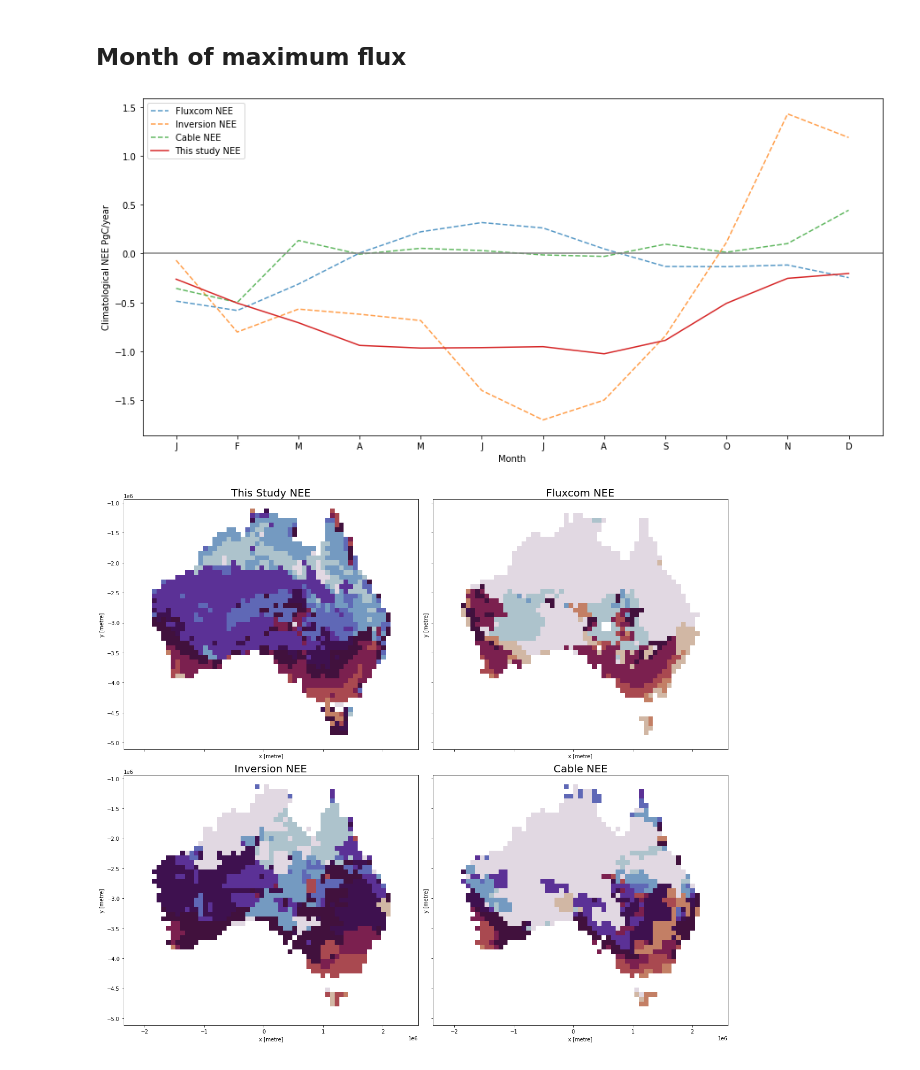
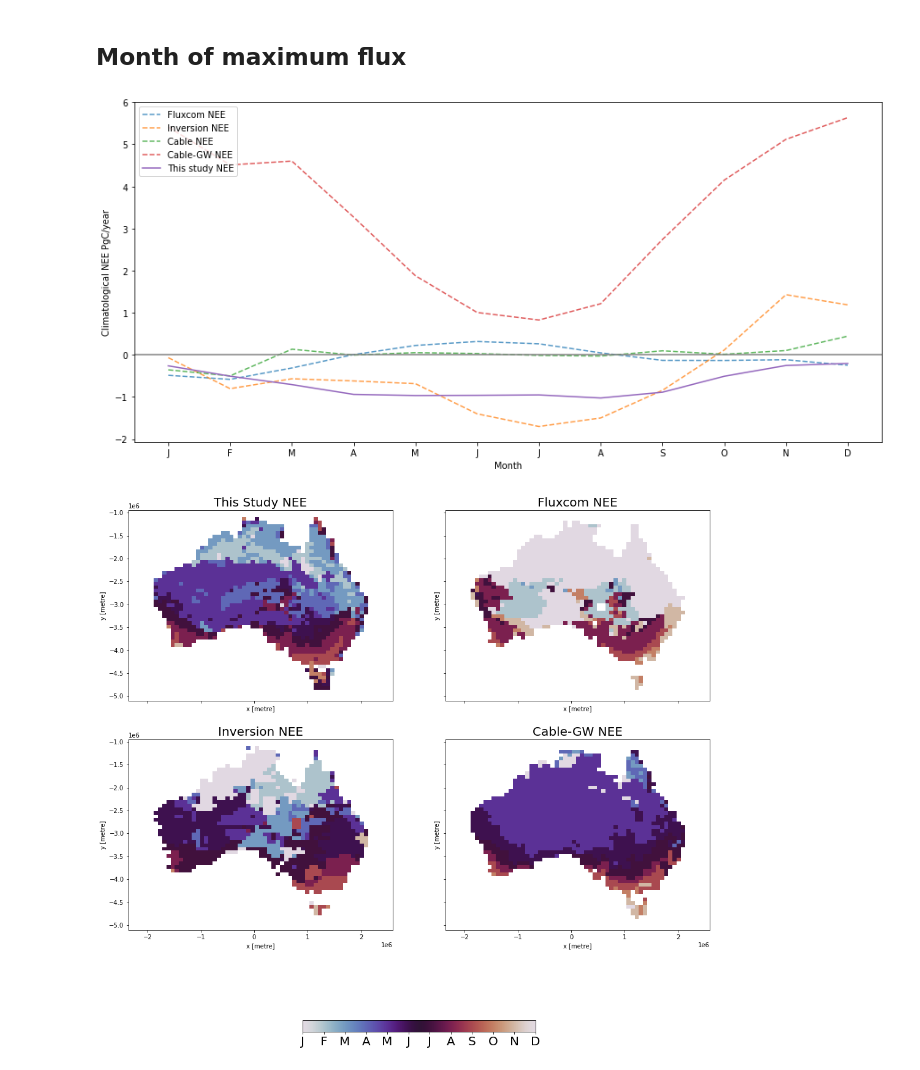
Before and after one commit to cbur24/NEE_modelling, a Jupyter notebook: 6a_Compare_products.ipynb, the cells around one changed output. Saved outputs shown, nothing was run; the diff lists cells and outputs as text; code cells hidden in the pictures.

Commit message:
code for processing long-term CABLE run

```diff
--- a/6a_Compare_products.ipynb
+++ b/6a_Compare_products.ipynb
@@ -116,6 +124,8 @@ ds_fc = ds_fc*30 #/day to /month
 # %%
 post = xr_reproject(post, geobox=grid.compat, resampling='bilinear')
 cable = xr_reproject(cable, geobox=grid.compat, resampling='bilinear')
+# %%
+cable_nee = xr_reproject(cable_nee, geobox=grid.compat, resampling='average')
 # %%
 modis_gpp = xr_reproject(modis_gpp, geobox=grid.compat, resampling='average')
 
@@ -145,6 +155,9 @@ ds_lower = ds_lower*12
 
 ds_fc = ds_fc * area_per_pixel * 1e-15
 ds_fc = ds_fc*12
+
+cable_nee = cable_nee * area_per_pixel * 1e-15
+cable_nee = cable_nee*12
 # %%
 modis_gpp = modis_gpp * area_per_pixel * 1e-12
 gosif_gpp = gosif_gpp * area_per_pixel * 1e-15
@@ -237,6 +263,9 @@ post_clim_mean_annual = post.resample(time='1Y', label='left', loffset='6M').sum
 
 cable_clim_mean = cable.groupby('time.month').mean()
 cable_clim_mean_annual = cable.resample(time='1Y', label='left', loffset='6M').sum().mean('time')
+
+cable_nee_clim_mean = cable_nee.groupby('time.month').mean()
+cable_nee_clim_mean_annual = cable_nee.resample(time='1Y', label='left', loffset='6M').sum().mean('time')
 # %%
 modis_gpp_clim_mean = modis_gpp.groupby('time.month').mean()
 modis_gpp_clim_mean_annual = modis_gpp.resample(time='1Y', label='left', loffset='6M').sum().mean('time')
@@ -339,6 +368,9 @@ x_post = post_clim_mean.month.values
 y_cable = cable_clim_mean.sum(['x','y']).values
 x_cable = cable_clim_mean.month.values
 
+y_cable_nee = cable_nee_clim_mean.sum(['x','y']).values
+x_cable_nee = cable_nee_clim_mean.month.values
+
 # y_modis_gpp = modis_gpp_clim_mean.where(~mask).sum(['x','y']).values
 # x_modis_gpp = modis_gpp_clim_mean.month.values
 
@@ -349,6 +381,7 @@ fig,ax = plt.subplots(1,1, figsize=(15,7))
 ax.plot(x_fc, y_fc, linestyle='--', label='Fluxcom '+var, alpha=0.75)
 ax.plot(x_post, y_post, linestyle='--', label='Inversion '+var, alpha=0.75)
 ax.plot(x_cable, y_cable, linestyle='--', label='Cable '+var, alpha=0.75)
+ax.plot(x_cable_nee, y_cable_nee, linestyle='--', label='Cable-GW '+var, alpha=0.75)
 # ax.plot(x_modis_gpp, y_modis_gpp,  linestyle='--', label='MODIS '+var, alpha=0.75)
 # ax.plot(x_gosif_gpp, y_gosif_gpp,  linestyle='--', label='GOSIF '+var, alpha=0.75)
 ax.plot(x, y, label='This study '+var)
@@ -365,13 +398,14 @@ ax.set_xticks(range(1,13))
 ax.set_xticklabels(["J","F","M","A","M","J","J","A","S","O","N","D"])
 ax.set_ylabel('Climatological '+var+' PgC/year');
 # %% [output]
-[figure, old version]
+[figure, new version]
 # %%
 if var == 'NEE':
     max_mean_month = allNaN_arg(ds_clim_mean, 'month', 'min')
     max_mean_month_fc = allNaN_arg(ds_fc_clim_mean, 'month', 'min')
     max_mean_month_post = allNaN_arg(post_clim_mean, 'month', 'min')
     max_mean_month_cable = allNaN_arg(cable_clim_mean, 'month', 'min')
+    max_mean_month_cable_nee = allNaN_arg(cable_nee_clim_mean, 'month', 'min')
     # max_mean_month_modis = allNaN_arg(modis_gpp_clim_mean, 'month', 'min')
     # max_mean_month_gosif = allNaN_arg(gosif_gpp_clim_mean, 'month', 'min')
     #max_mean_season = allNaN_arg(monthly_season, 'season', 'min')
@@ -382,30 +416,33 @@ else:
     max_mean_month_gosif = allNaN_arg(gosif_gpp_clim_mean, 'month', 'max')
     #max_mean_season = allNaN_arg(monthly_season, 'season', 'max')
 # %%
-fig,ax = plt.subplots(2,2, figsize=(17,15), sharey=True, sharex=True)
+fig,ax = plt.subplots(2,2, figsize=(17,18), sharey=True, sharex=True)
 
 im = max_mean_month.plot.imshow(vmin=1, vmax=12, ax=ax[0,0], cmap='twilight', add_colorbar=False)
 ax[0,0].set_title('This Study '+var, fontsize=20);
 
 im = max_mean_month_fc.plot.imshow(vmin=1, vmax=12, ax=ax[0,1], cmap='twilight', add_colorbar=False)
 ax[0,1].set_title('Fluxcom '+var, fontsize=20);
 
 im = max_mean_month_post.plot.imshow(vmin=1, vmax=12, ax=ax[1,0], cmap='twilight', add_colorbar=False)
 ax[1,0].set_title('Inversion '+var, fontsize=20);
 
-im = max_mean_month_cable.plot.imshow(vmin=1, vmax=12, ax=ax[1,1], cmap='twilight', add_colorbar=False)
-ax[1,1].set_title('Cable '+var, fontsize=20);
+# im = max_mean_month_cable.plot.imshow(vmin=1, vmax=12, ax=ax[1,1], cmap='twilight', add_colorbar=False)
+# ax[1,1].set_title('Cable '+var, fontsize=20);
+
+im = max_mean_month_cable_nee.plot.imshow(vmin=1, vmax=12, ax=ax[1,1], cmap='twilight', add_colorbar=False)
+ax[1,1].set_title('Cable-GW '+var, fontsize=20);
 
 # im = max_mean_month_modis.plot.imshow(vmin=1, vmax=12, ax=ax[1,0], cmap='twilight', add_colorbar=False)
 # ax[1,0].set_title('MODIS '+var, fontsize=20);
 
 # im = max_mean_month_gosif.plot.imshow(vmin=1, vmax=12, ax=ax[1,1], cmap='twilight', add_colorbar=False)
 # ax[1,1].set_title('GOSIF '+var, fontsize=20);
 
-# cbar = fig.colorbar(im, spacing='uniform', ax=ax.ravel().tolist(), orientation='horizontal', shrink=0.4)
-# cbar.set_ticks([1,2,3,4,5,6,7,8,9,10,11,12])
-# cbar.set_ticklabels(["J","F","M","A","M","J","J","A","S","O","N","D"], fontsize=20)
-plt.tight_layout()
+cbar = fig.colorbar(im, spacing='uniform', ax=ax.ravel().tolist(), orientation='horizontal', shrink=0.4)
+cbar.set_ticks([1,2,3,4,5,6,7,8,9,10,11,12])
+cbar.set_ticklabels(["J","F","M","A","M","J","J","A","S","O","N","D"], fontsize=20)
+# plt.tight_layout()
 # plt.savefig('/g/data/os22/chad_tmp/NEE_modelling/results/figs/month_of_max_'+var+'.png')
 # %% [output]
-[figure, old version]
+[figure, new version]
```
Also changed, not shown: parts of 6 cells of this notebook, 1 other file.
